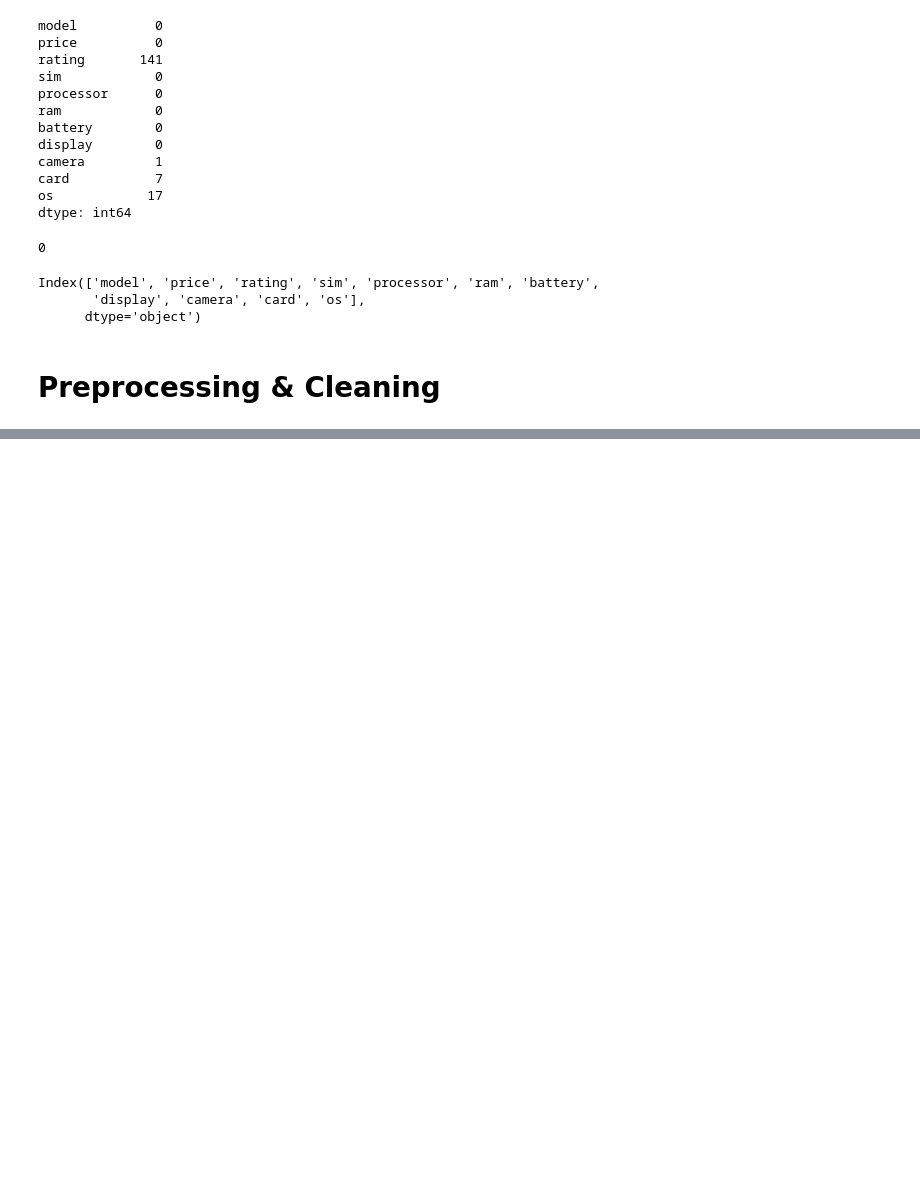
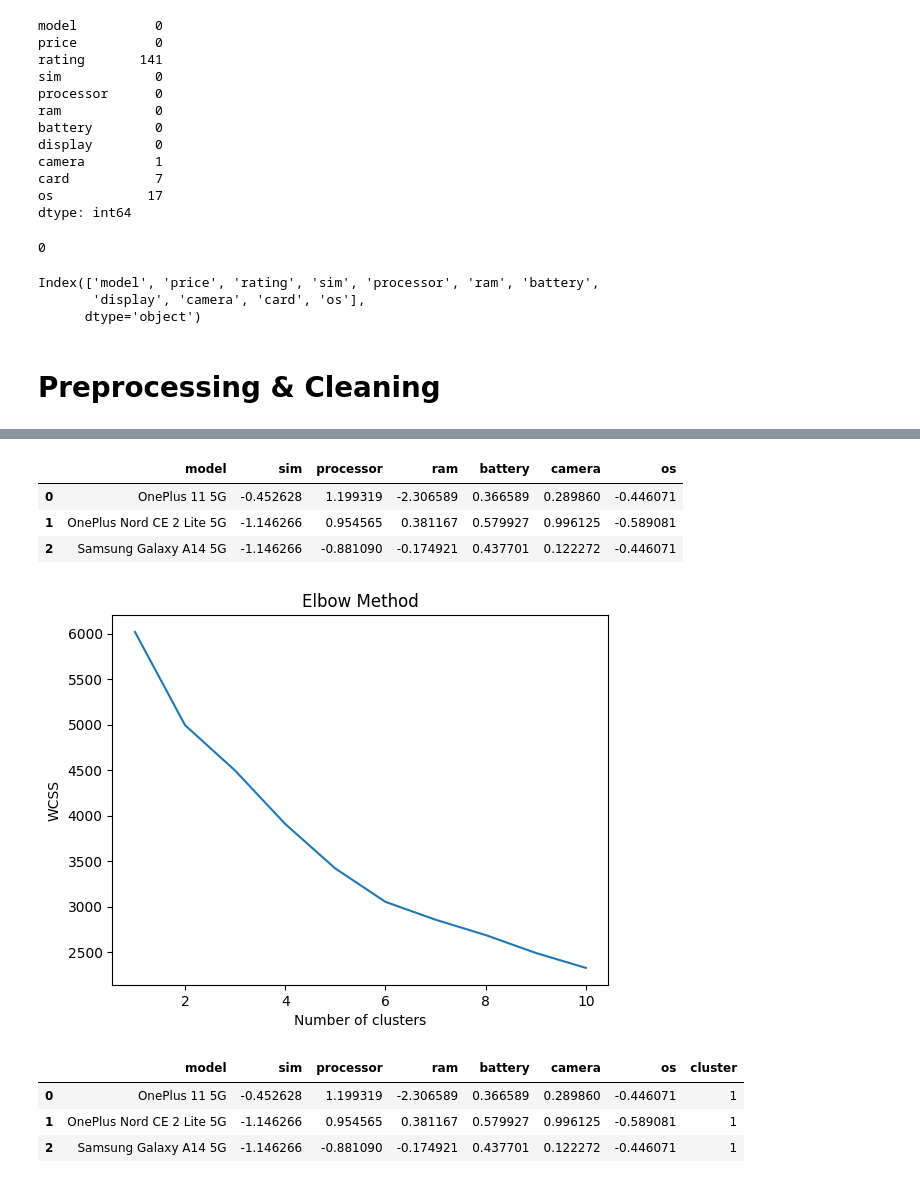
Before and after one commit to LimitMax/Mandat, a Jupyter notebook: mandat.ipynb, the cells around one changed output, grey strips where cells are left out. Drawn from its saved outputs; the diff is of its cells as text; code cells hidden in the pictures; blank space fills up the shorter version.

```diff
--- a/mandat.ipynb
+++ b/mandat.ipynb
@@ -103 +90,13 @@ df['price'] = df['price'].astype(int)
+# %%
+# encoding kategori dengan scikit-learn
+from sklearn.preprocessing import LabelEncoder
+
+label = LabelEncoder()
+# %%
+df['sim'] = label.fit_transform(df['sim'])
+df['processor'] = label.fit_transform(df['processor'])
+df['ram'] = label.fit_transform(df['ram'])
+df['battery'] = label.fit_transform(df['battery'])
+df['camera'] = label.fit_transform(df['camera'])
+df['os'] = label.fit_transform(df['os'])
 # %%
@@ -128,0 +109,45 @@ encoder = LabelEncoder()
+# %%
+# standar scaller
+from sklearn.preprocessing import StandardScaler
+
+scaler = StandardScaler()
+# %%
+df[['sim','processor','ram','battery','camera','os']] = scaler.fit_transform(df[['sim','processor','ram','battery','camera','os']])
+# %%
+df.head(3)
+# %% [output]
+|  | model | sim | processor | ram | battery | camera | os |
+| 0 | OnePlus 11 5G | -0.452628 | 1.199319 | -2.306589 | 0.366589 | 0.289860 | -0.446071 |
+| 1 | OnePlus Nord CE 2 Lite 5G | -1.146266 | 0.954565 | 0.381167 | 0.579927 | 0.996125 | -0.589081 |
+| 2 | Samsung Galaxy A14 5G | -1.146266 | -0.881090 | -0.174921 | 0.437701 | 0.122272 | -0.446071 |
+# %%
+# cek cluster yang optimal dengan elbow method dan silhouette score
+from sklearn.cluster import KMeans
+
+X = df[['sim','processor','ram','battery','camera','os']]
+wcss = []
+
+for i in range(1, 11):
+    kmeans = KMeans(n_clusters=i, init='k-means++', random_state=42)
+    kmeans.fit(X)
+    wcss.append(kmeans.inertia_)
+
+plt.plot(range(1, 11), wcss)
+plt.title('Elbow Method')
+plt.xlabel('Number of clusters')
+plt.ylabel('WCSS')
+plt.show()
+# %% [output]
+[figure, added]
+# %%
+# implementasi kmeans
+kmeans = KMeans(n_clusters=2, init='k-means++', random_state=42)
+y_kmeans = kmeans.fit_predict(X)
+
+df['cluster'] = y_kmeans
+df.head(3)
+# %% [output]
+|  | model | sim | processor | ram | battery | camera | os | cluster |
+| 0 | OnePlus 11 5G | -0.452628 | 1.199319 | -2.306589 | 0.366589 | 0.289860 | -0.446071 | 1 |
+| 1 | OnePlus Nord CE 2 Lite 5G | -1.146266 | 0.954565 | 0.381167 | 0.579927 | 0.996125 | -0.589081 | 1 |
+| 2 | Samsung Galaxy A14 5G | -1.146266 | -0.881090 | -0.174921 | 0.437701 | 0.122272 | -0.446071 | 1 |
```
Also changed, not shown: parts of 9 cells of this notebook.
